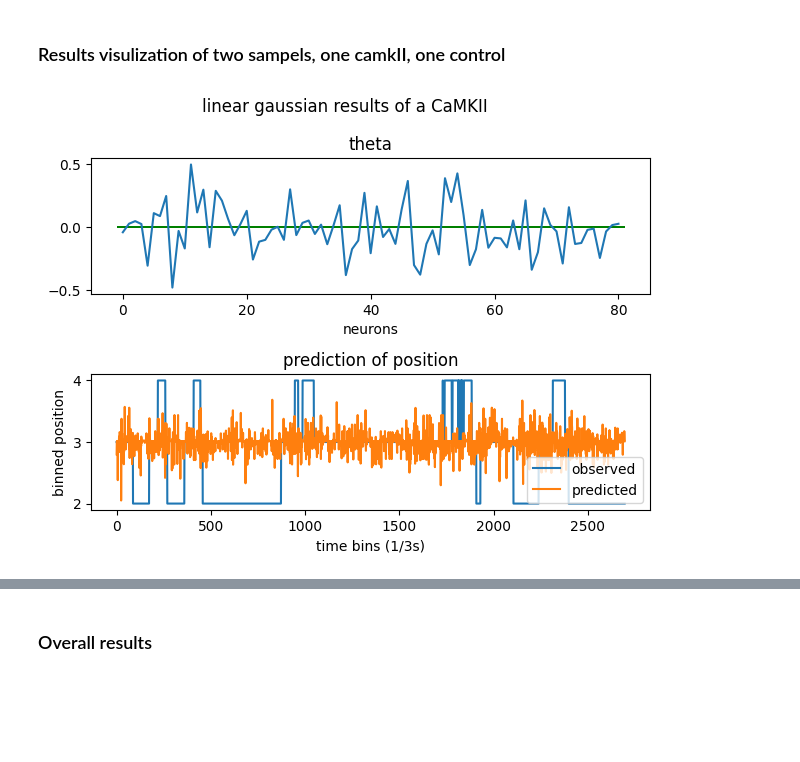
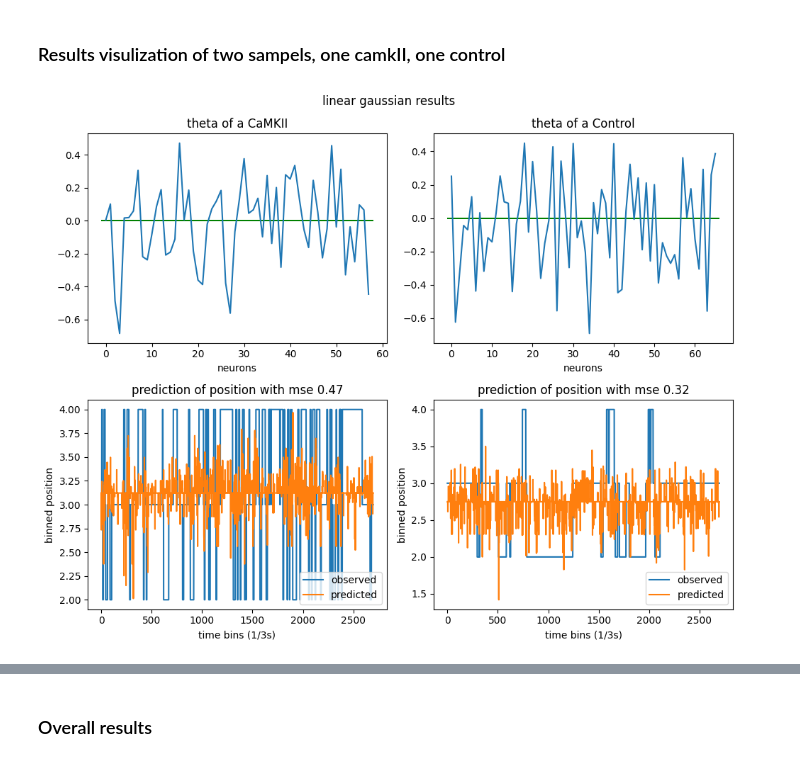
Before and after one commit to kisaragiRY/decoding-DG, a Jupyter notebook: Modules/analysis.ipynb, the cells around one changed output, grey strips where cells are left out. Cells and saved outputs as stored; diff of their text form; code cells hidden in the pictures; blank space fills up the shorter version.

Commit message:
jointly plot the lg results for two types of sample and calculated MSE

```diff
--- a/Modules/analysis.ipynb
+++ b/Modules/analysis.ipynb
@@ -47,29 +47,56 @@ run `decoder.py` before the following code
 # %% [markdown]
 ### Results visulization of two sampels, one camkII, one control
 # %%
-# load prediction results of a camkII
+plt.figure(figsize=(10,8))
+# -----load prediction results of a camkII
 data_dir=datalist[1] # load data
 sample_name=str(data_dir).split('/')[-1]
 sample_type = "CaMKII" if "CaMKII" in sample_name else "Control"
 with open(Path(f"../Output/data/linear_gaussian/lg_predict_{sample_type}.pickle"),"rb") as f:
     theta,prediction,binned_position_test=pickle.load(f)
 
+mse=cal_mse(prediction,binned_position_test)
+
 # plot
-plt.subplot(211)
+plt.subplot(221)
 plt.hlines([0]*len(theta[1:]),-1,len(theta)-1,colors="g",lw=.1)
 plt.plot(theta[1:]) # exclude the offset
-plt.title("theta")
+plt.title(f"theta of a {sample_type}")
 plt.xlabel("neurons")
 
-plt.subplot(212)
+plt.subplot(223)
 plt.plot(binned_position_test,label="observed")
 plt.plot(prediction,label="predicted")
-plt.title("prediction of position")
+plt.title(f"prediction of position with mse {mse:.2f}")
 plt.legend(loc="lower right")
 plt.xlabel("time bins (1/3s)")
 plt.ylabel("binned position")
 
-plt.suptitle(f"linear gaussian results of a {sample_type}")
+
+# -----load prediction results of a camkII
+data_dir=datalist[2] # load data
+sample_name=str(data_dir).split('/')[-1]
+sample_type = "CaMKII" if "CaMKII" in sample_name else "Control"
+with open(Path(f"../Output/data/linear_gaussian/lg_predict_{sample_type}.pickle"),"rb") as f:
+    theta,prediction,binned_position_test=pickle.load(f)
+mse=cal_mse(prediction,binned_position_test)
+
+# plot
+plt.subplot(222)
+plt.hlines([0]*len(theta[1:]),-1,len(theta)-1,colors="g",lw=.1)
+plt.plot(theta[1:]) # exclude the offset
+plt.title(f"theta of a {sample_type}")
+plt.xlabel("neurons")
+
+plt.subplot(224)
+plt.plot(binned_position_test,label="observed")
+plt.plot(prediction,label="predicted")
+plt.title(f"prediction of position with mse {mse:.2f}")
+plt.legend(loc="lower right")
+plt.xlabel("time bins (1/3s)")
+plt.ylabel("binned position")
+
+plt.suptitle(f"linear gaussian results")
 plt.tight_layout()
 # %% [output]
-[figure, old version]
+[figure, new version]
```
Also changed, not shown: parts of 3 cells of this notebook, 1 other file.
